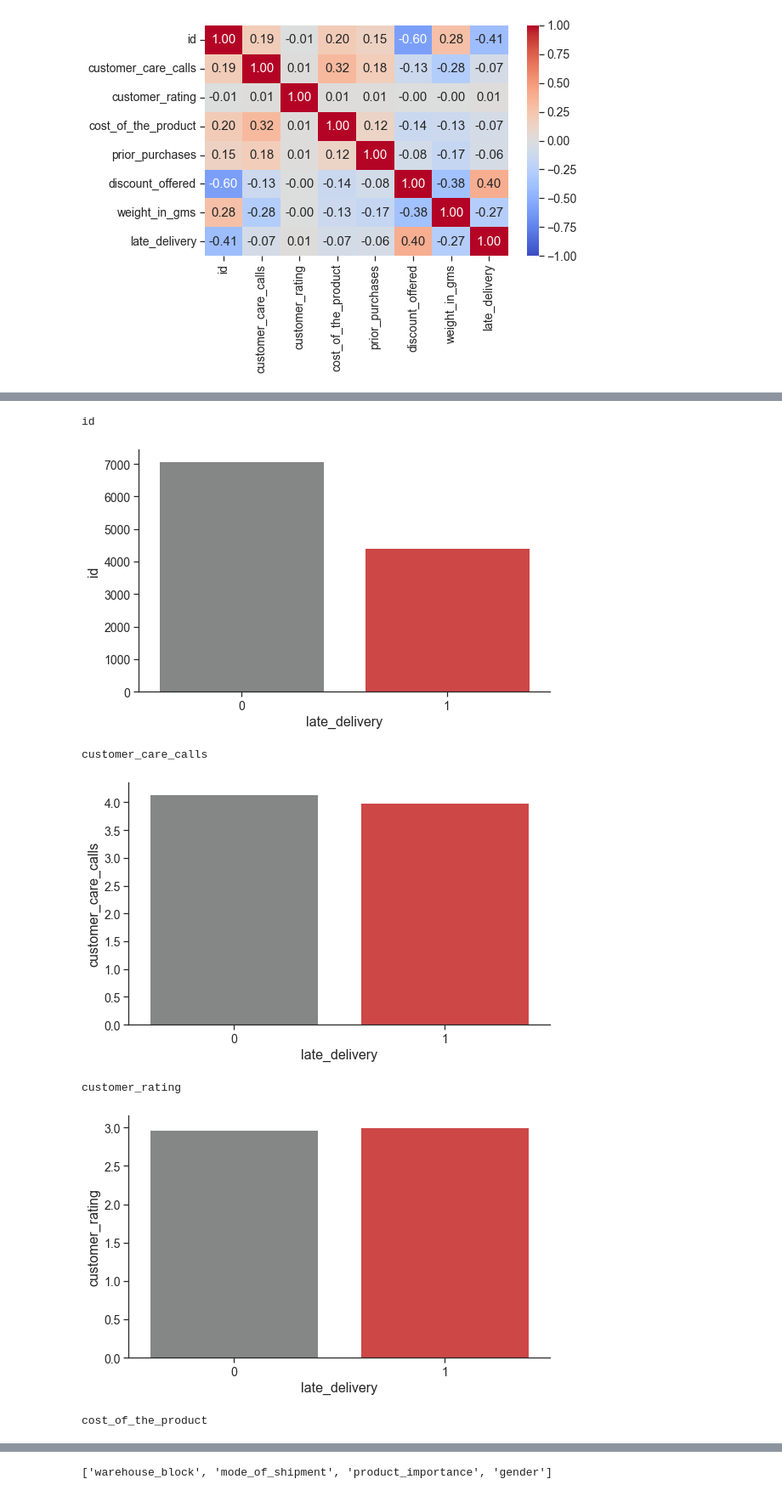
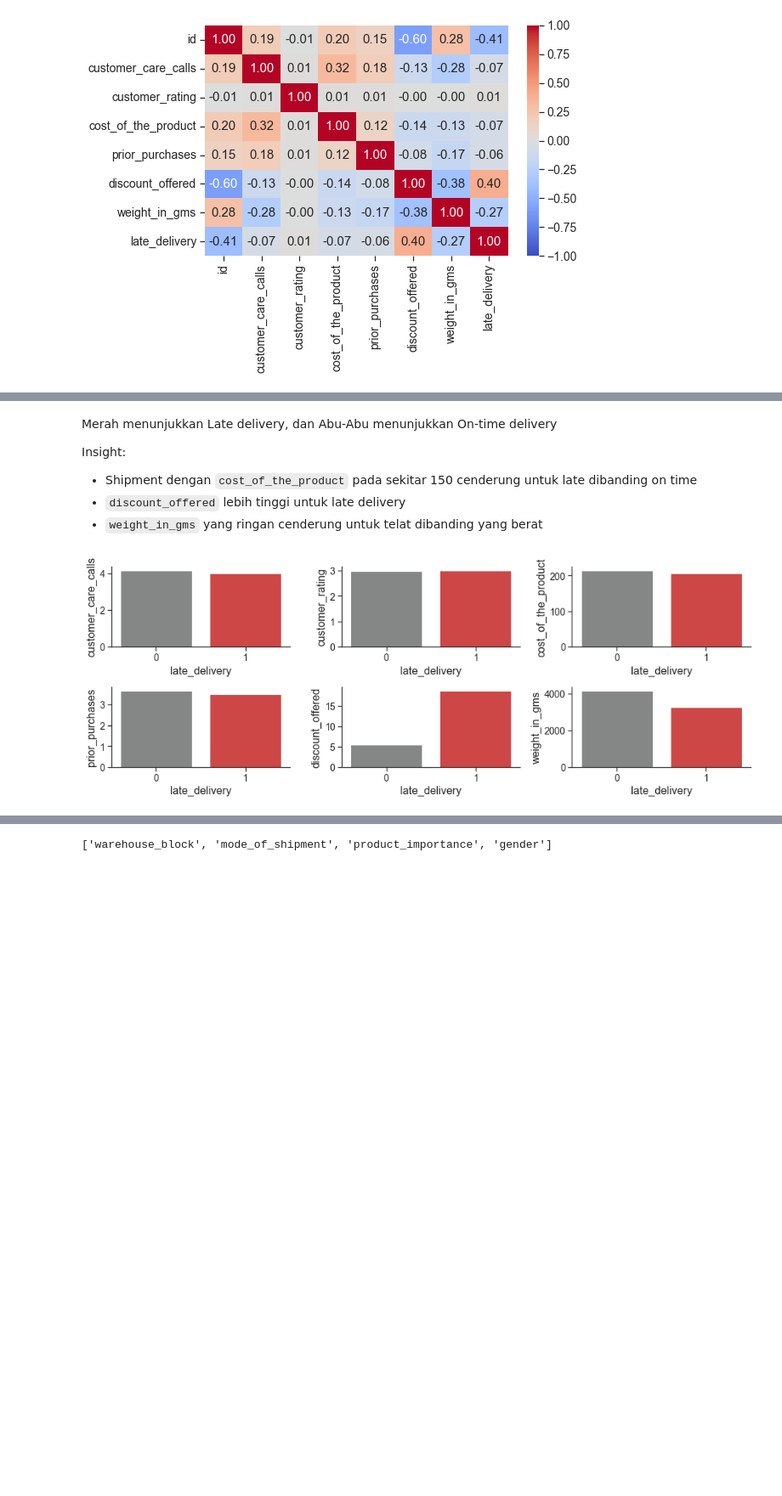
Before and after one commit to fnurrahmadi/data-portfolio, a Jupyter notebook: E-Commerce Shipping Data/project.ipynb, the cells around one changed output, grey strips where cells are left out. Shown at 85% size. Drawn from its saved outputs; the diff is of its cells as text; code cells hidden in the pictures; blank space fills up the shorter version.

```diff
--- a/E-Commerce Shipping Data/project.ipynb
+++ b/E-Commerce Shipping Data/project.ipynb
@@ -127,7 +127,7 @@ weight_in_gms          0
 late_delivery          0
 dtype: int64
 # %%
-nums = [col for col in df.columns if df[col].dtype != 'O']
+nums = [col for col in df.columns if (df[col].dtype != 'O') and (col not in ['id'])]
 cats = [col for col in df.columns if df[col].dtype == 'O']
 print('Numerical:',nums)
 print('Categorical:',cats)
@@ -223,7 +223,7 @@ features = nums
 plt.figure(figsize=(14,7))
 for i in range(0, len(features)):
   plt.subplot(3, 3, i+1)
-  sns.kdeplot(x=df[features[i]], color=darkgray)
+  sns.kdeplot(x=df[features[i]], color=darkgray, fill=True)
   plt.xlabel(features[i])
   plt.tight_layout()
 # %% [output]
@@ -280,9 +279,10 @@ nums
  'weight_in_gms',
  'late_delivery']
 # %%
-for col in nums:
-    print(col)
-    sns.histplot(data=df, x=col, hue='late_delivery', palette=[darkgray, red], kde=True)
-    plt.tight_layout()
-    plt.show()
+features = [col for col in nums if col not in ['late_delivery']]
+plt.figure(figsize=(14,7))
+for i in range(0, len(features)):
+  plt.subplot(3, 3, i+1)
+  sns.kdeplot(data=df, x=df[features[i]], hue='late_delivery', palette=[darkgray, red], legend=False, fill=True)
+  plt.tight_layout()
 # %% [output]
@@ -302,14 +290,16 @@ discount_offered
+# %% [markdown]
+Merah menunjukkan Late delivery, dan Abu-Abu menunjukkan On-time delivery
+
+Insight:
+- Shipment dengan `cost_of_the_product` pada sekitar 150 cenderung untuk late dibanding on time
+- `discount_offered` lebih tinggi untuk late delivery
+- `weight_in_gms` yang ringan cenderung untuk telat dibanding yang berat
 # %%
-for col in nums:
-    print(col)
-    sns.barplot(data=df, x='late_delivery', y=col, palette=[darkgray, red], ci=None)
+features = [col for col in nums if col not in ['late_delivery']]
+plt.figure(figsize=(14,7))
+for i in range(0, len(features)):
+    plt.subplot(3, 3, i+1)
+    sns.barplot(data=df, x='late_delivery', y=df[features[i]], palette=[darkgray, red], ci=None)
     plt.tight_layout()
-    plt.show()
 # %% [output]
-id
-[figure, old version]
+[figure, new version]
-customer_care_calls
-[figure, removed]
-customer_rating
-[figure, removed]
-cost_of_the_product
```
Also changed, not shown: parts of 18 cells of this notebook.
